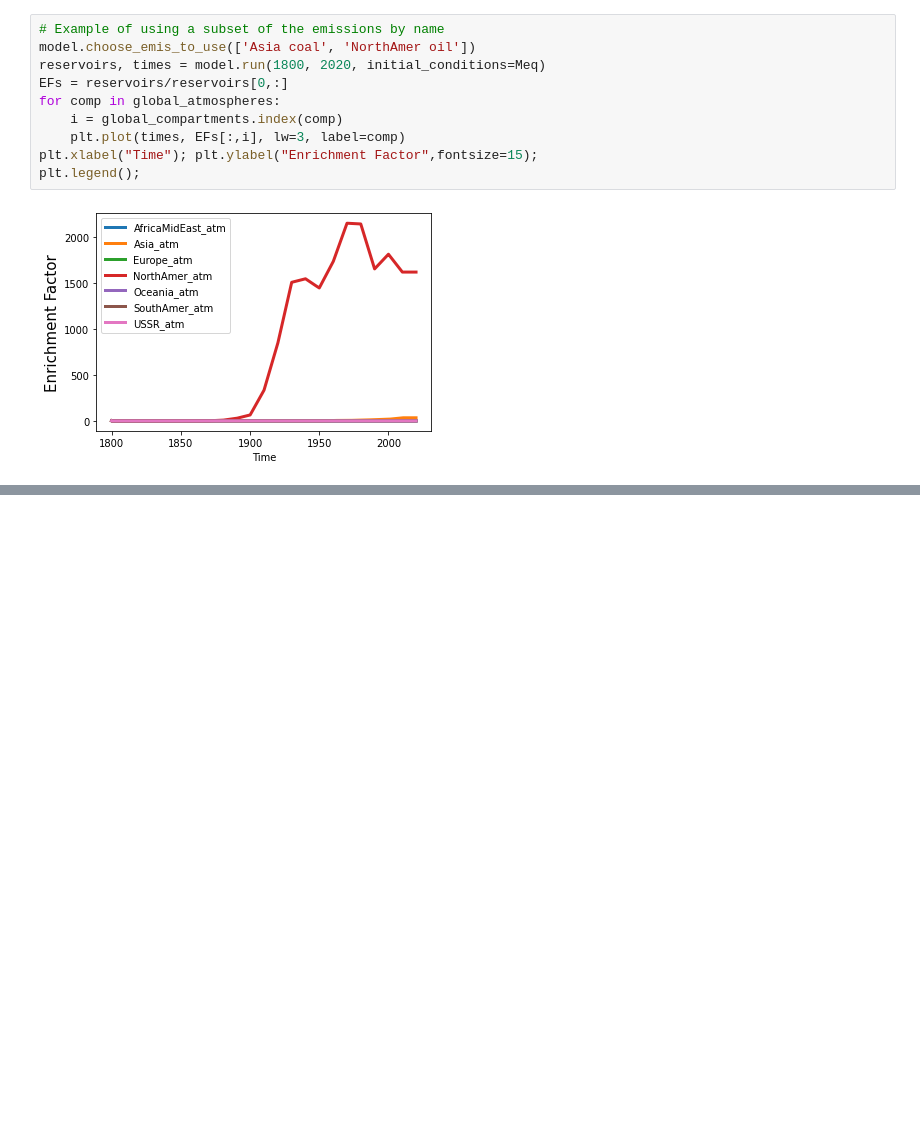
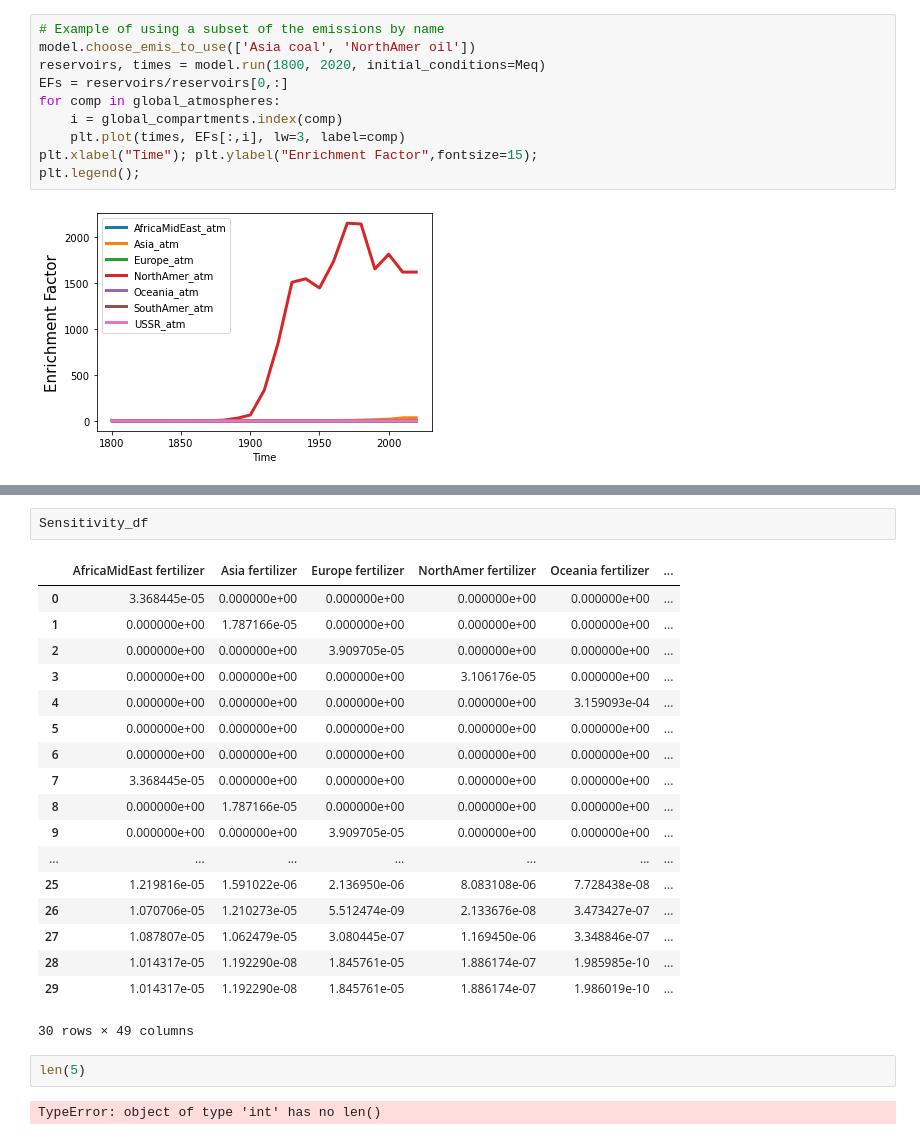
Before and after one commit to EileenRoseEgolf/ESE169, a Jupyter notebook: global_model.ipynb, the cells around one changed output, grey strips where cells are left out. Saved outputs shown, nothing was run; the diff lists cells and outputs as text; blank space fills up the shorter version.

```diff
--- a/global_model.ipynb
+++ b/global_model.ipynb
@@ -132,0 +164,25 @@ plt.legend();
+# %%
+Sensitivity_df
+# %% [output]
+|  | AfricaMidEast fertilizer | Asia fertilizer | Europe fertilizer | NorthAmer fertilizer | Oceania fertilizer | ... |
+| 0 | 3.368445e-05 | 0.000000e+00 | 0.000000e+00 | 0.000000e+00 | 0.000000e+00 | ... |
+| 1 | 0.000000e+00 | 1.787166e-05 | 0.000000e+00 | 0.000000e+00 | 0.000000e+00 | ... |
+| 2 | 0.000000e+00 | 0.000000e+00 | 3.909705e-05 | 0.000000e+00 | 0.000000e+00 | ... |
+| 3 | 0.000000e+00 | 0.000000e+00 | 0.000000e+00 | 3.106176e-05 | 0.000000e+00 | ... |
+| 4 | 0.000000e+00 | 0.000000e+00 | 0.000000e+00 | 0.000000e+00 | 3.159093e-04 | ... |
+| 5 | 0.000000e+00 | 0.000000e+00 | 0.000000e+00 | 0.000000e+00 | 0.000000e+00 | ... |
+| 6 | 0.000000e+00 | 0.000000e+00 | 0.000000e+00 | 0.000000e+00 | 0.000000e+00 | ... |
+| 7 | 3.368445e-05 | 0.000000e+00 | 0.000000e+00 | 0.000000e+00 | 0.000000e+00 | ... |
+| 8 | 0.000000e+00 | 1.787166e-05 | 0.000000e+00 | 0.000000e+00 | 0.000000e+00 | ... |
+| 9 | 0.000000e+00 | 0.000000e+00 | 3.909705e-05 | 0.000000e+00 | 0.000000e+00 | ... |
+| ... | ... | ... | ... | ... | ... | ... |
+| 25 | 1.219816e-05 | 1.591022e-06 | 2.136950e-06 | 8.083108e-06 | 7.728438e-08 | ... |
+| 26 | 1.070706e-05 | 1.210273e-05 | 5.512474e-09 | 2.133676e-08 | 3.473427e-07 | ... |
+| 27 | 1.087807e-05 | 1.062479e-05 | 3.080445e-07 | 1.169450e-06 | 3.348846e-07 | ... |
+| 28 | 1.014317e-05 | 1.192290e-08 | 1.845761e-05 | 1.886174e-07 | 1.985985e-10 | ... |
+| 29 | 1.014317e-05 | 1.192290e-08 | 1.845761e-05 | 1.886174e-07 | 1.986019e-10 | ... |
+30 rows × 49 columns
+# %%
+len(5)
+# %% [output]
+TypeError: object of type 'int' has no len()
```
Also changed, not shown: parts of 2 cells of this notebook.
